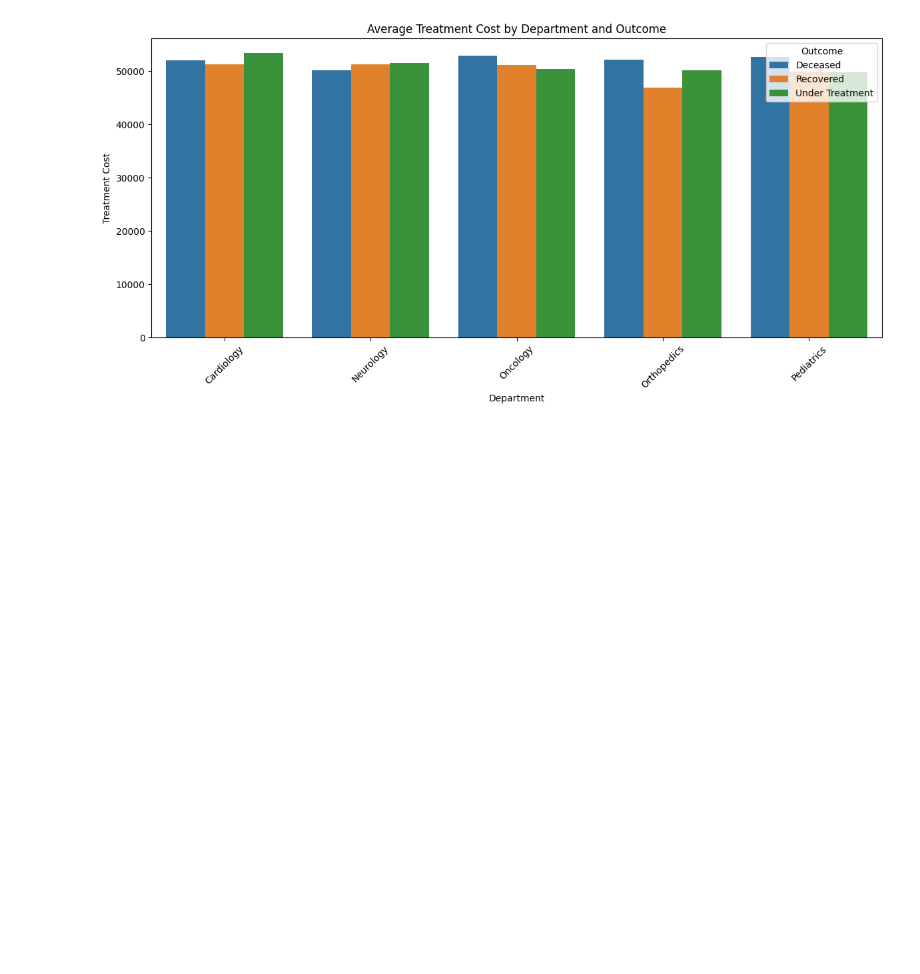
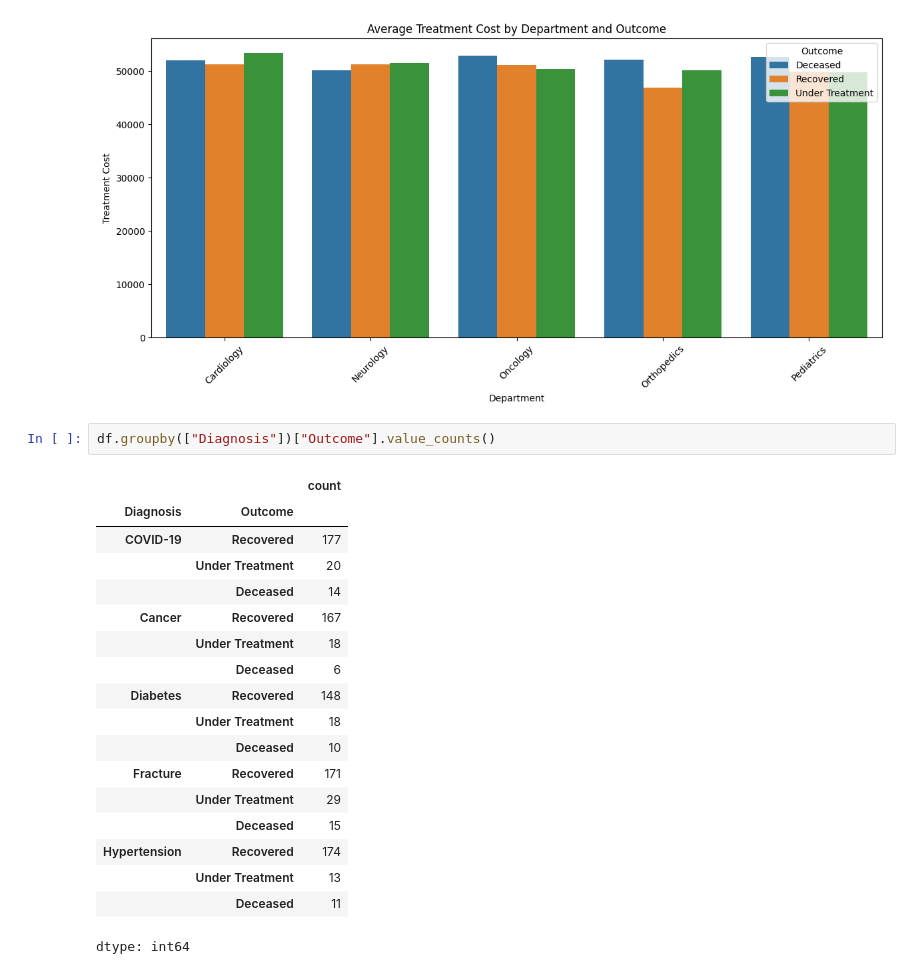
Before and after one commit to Rajaanthonysamy/Interview_Preparation, a Jupyter notebook: HospitalPatients.ipynb, the cells around one changed output. Drawn from its saved outputs; the diff is of its cells as text; blank space fills up the shorter version.

```diff
--- a/HospitalPatients.ipynb
+++ b/HospitalPatients.ipynb
@@ -999,3 +999,24 @@ plt.tight_layout()
 plt.show()
 # %% [output]
 [figure]
+# %%
+df.groupby(["Diagnosis"])["Outcome"].value_counts()
+# %% [output]
+|  |  | count |
+| Diagnosis | Outcome |  |
+| COVID-19 | Recovered | 177 |
+|  | Under Treatment | 20 |
+|  | Deceased | 14 |
+| Cancer | Recovered | 167 |
+|  | Under Treatment | 18 |
+|  | Deceased | 6 |
+| Diabetes | Recovered | 148 |
+|  | Under Treatment | 18 |
+|  | Deceased | 10 |
+| Fracture | Recovered | 171 |
+|  | Under Treatment | 29 |
+|  | Deceased | 15 |
+| Hypertension | Recovered | 174 |
+|  | Under Treatment | 13 |
+|  | Deceased | 11 |
+dtype: int64
```
Also changed, not shown: parts of 8 cells of this notebook.
